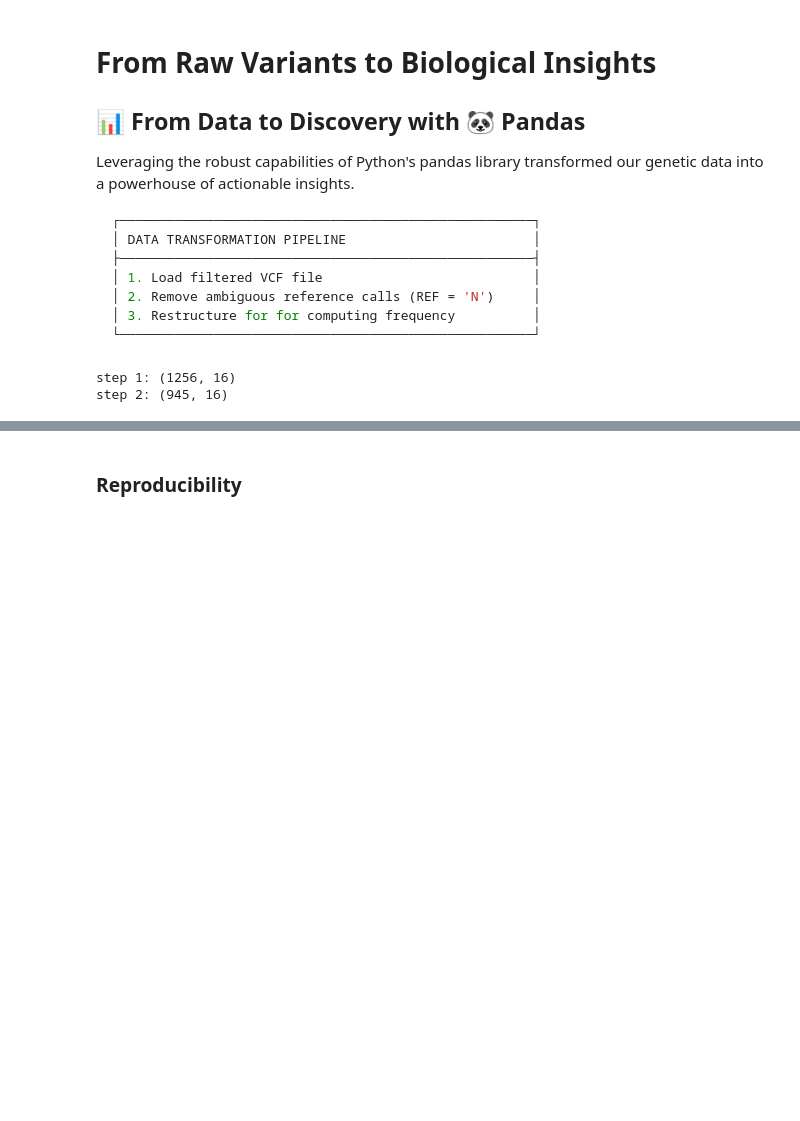
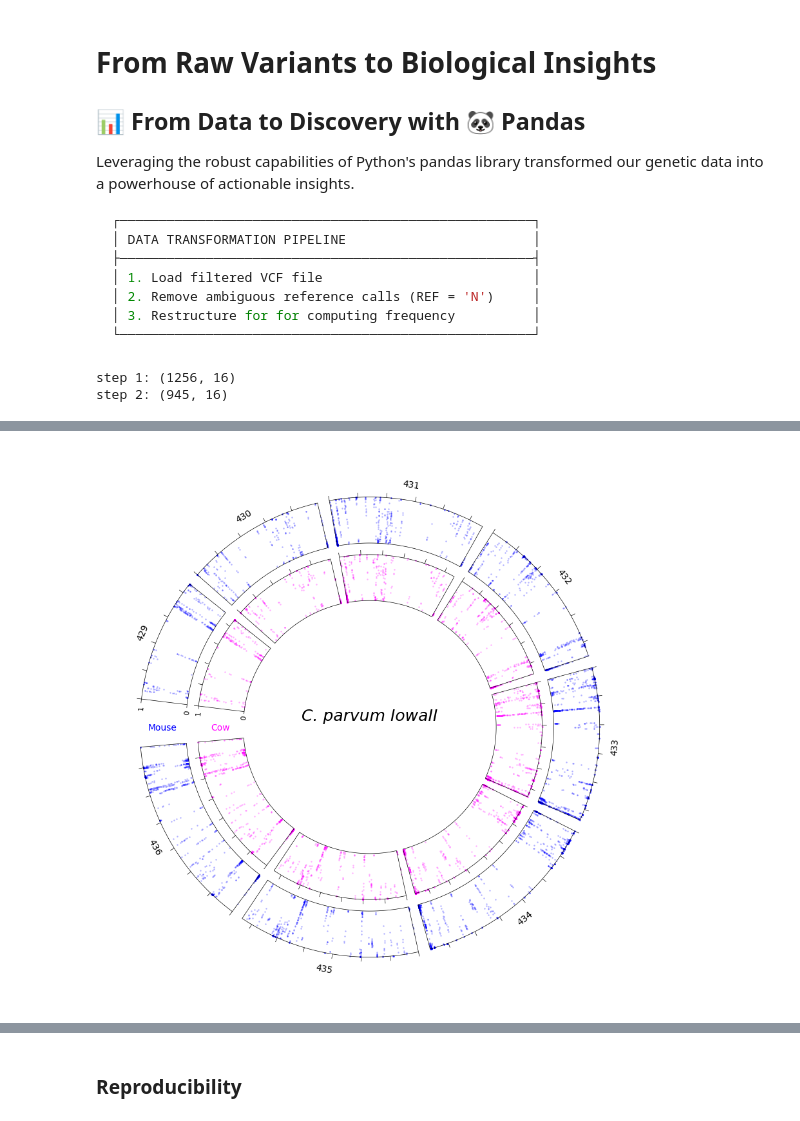
Before and after one commit to mtinti/cryptosporidium_host_adaptation, a Jupyter notebook: nbs/index.ipynb, the cells around one changed output, grey strips where cells are left out. Cells and saved outputs as stored; diff of their text form; code cells hidden in the pictures; blank space fills up the shorter version.

Commit message:
add circos

```diff
--- a/nbs/index.ipynb
+++ b/nbs/index.ipynb
@@ -154,0 +313,5 @@ df_vcf.head()
+# %%
+data=pd.read_csv('../data/allele_frequencies.tsv',sep='\t')
+make_circos_plot(data)
+# %% [output]
+[figure, added]
```
Also changed, not shown: parts of 19 cells of this notebook, 23 other files.
